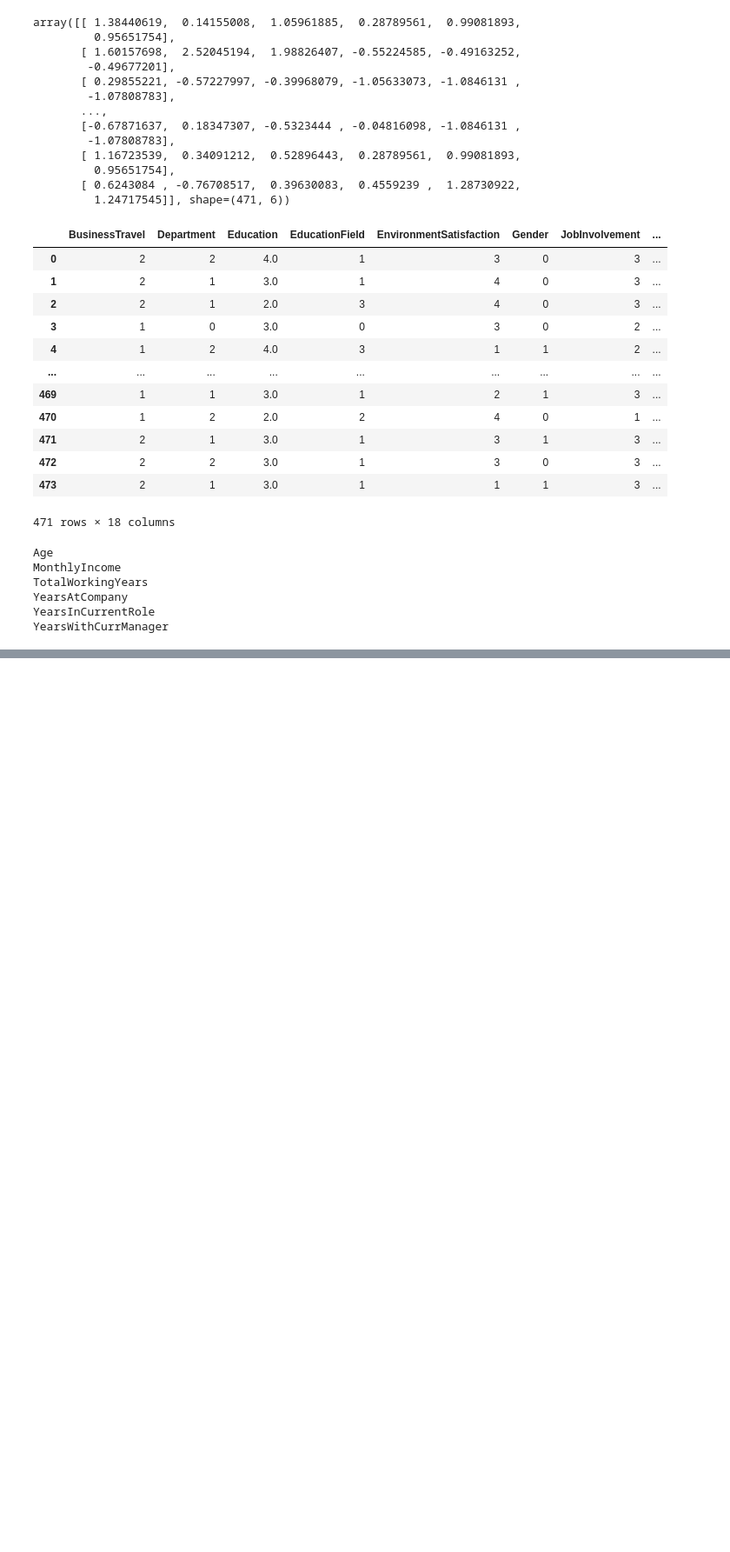
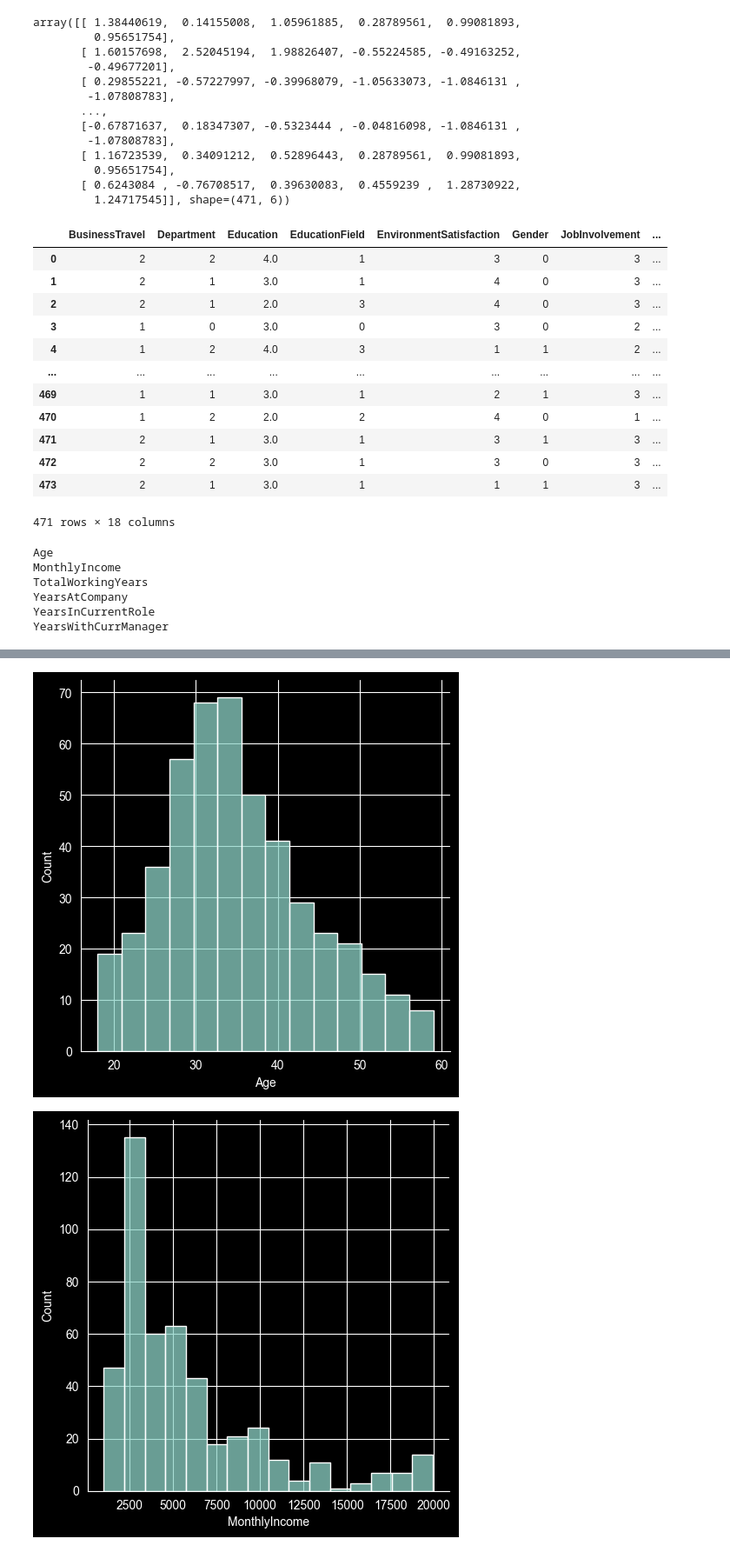
Before and after one commit to loplop05/Employee-Attriation, a Jupyter notebook: EmployeeWorkSheet.ipynb, the cells around one changed output, grey strips where cells are left out. Shown at 87% size. Saved outputs shown, nothing was run; the diff lists cells and outputs as text; code cells hidden in the pictures; blank space fills up the shorter version.

```diff
--- a/EmployeeWorkSheet.ipynb
+++ b/EmployeeWorkSheet.ipynb
@@ -297,0 +324,6 @@ YearsWithCurrManager
+# %%
+for i in numeric_var:
+  sns.displot(df[i])
+# %% [output]
+[figure, added]
+[figure, added]
```
Also changed, not shown: parts of 9 cells of this notebook.
